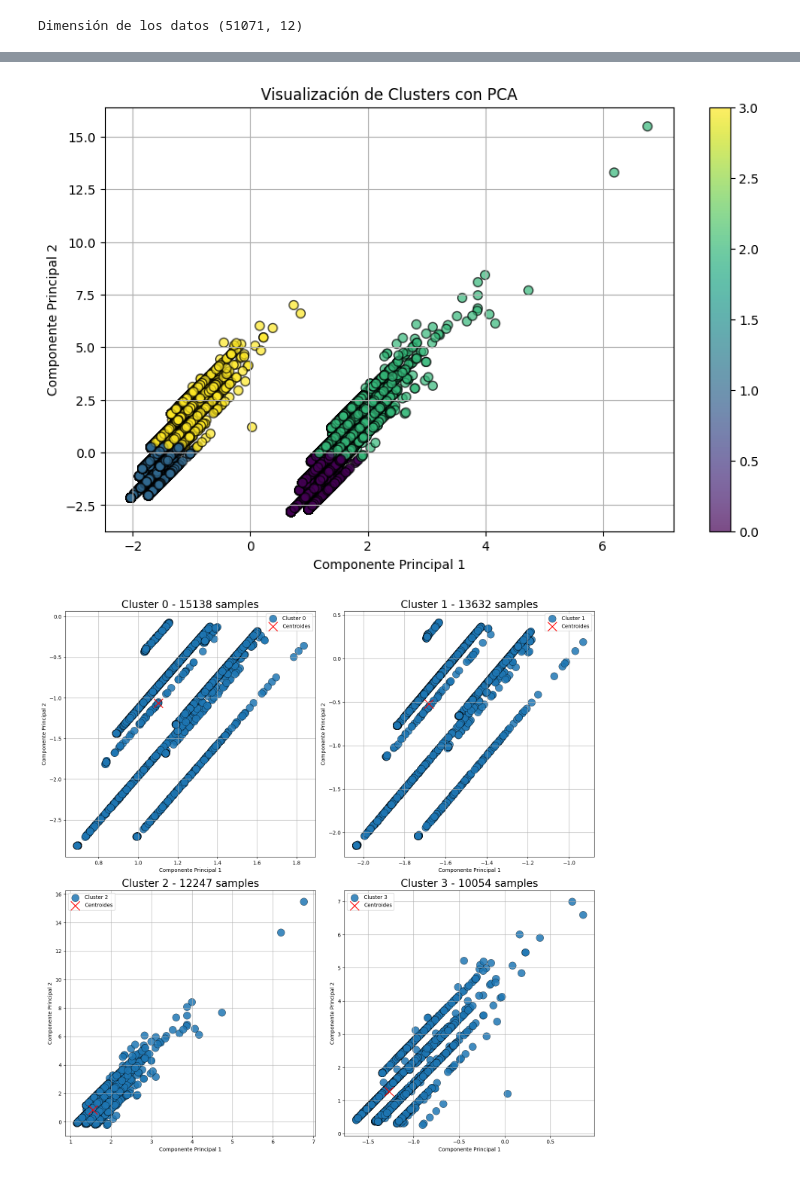
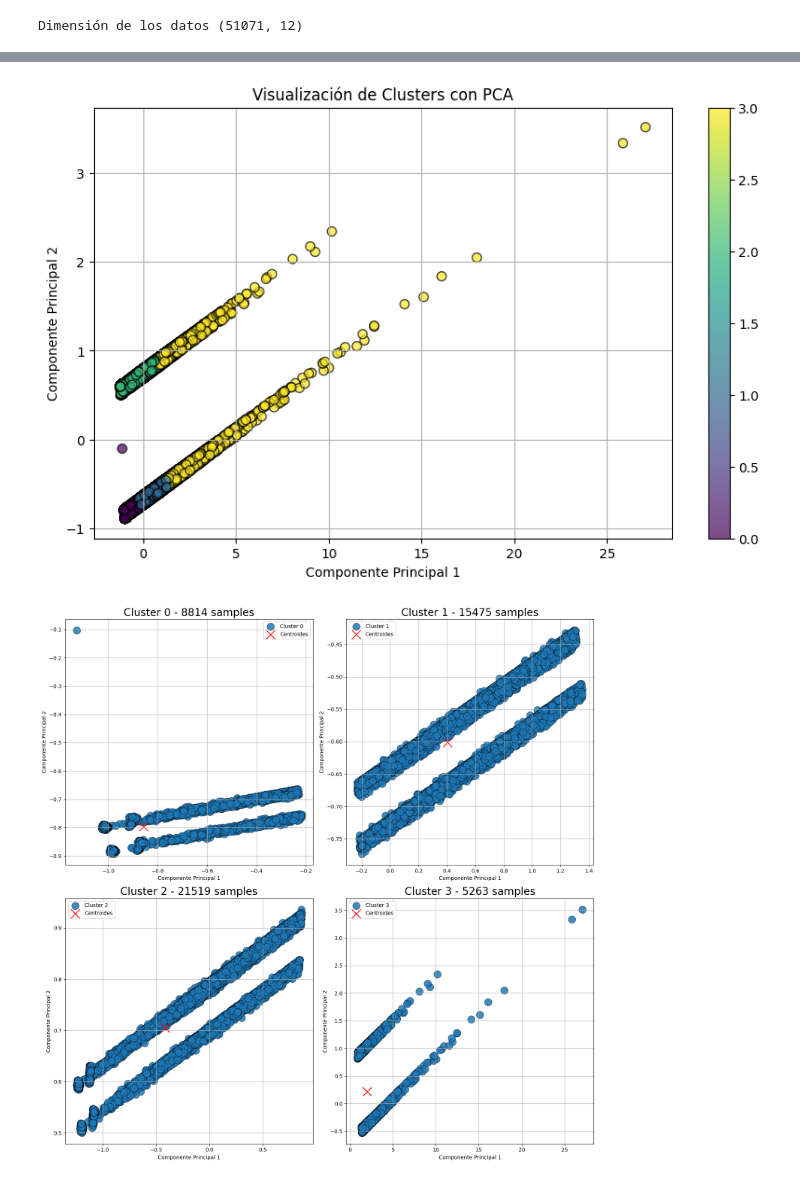
Before and after one commit to Ekronec/Machine-Learning, a Jupyter notebook: Evaluaciones/EV3_Besa_Duran_Astrosa.ipynb, the cells around one changed output, grey strips where cells are left out. Saved outputs shown, nothing was run; the diff lists cells and outputs as text; code cells hidden in the pictures.

```diff
--- a/Evaluaciones/EV3_Besa_Duran_Astrosa.ipynb
+++ b/Evaluaciones/EV3_Besa_Duran_Astrosa.ipynb
@@ -166,20 +168,19 @@ df_monopoly
 51071 rows × 12 columns
 # %% [markdown]
 # Normalizamos y estendarizamos
-# %%
-#Aqui limpiamos las variables:
-original_stats = {}
-for i in df_monopoly.columns:
-    mean = df_monopoly[i].mean()
-    std = df_monopoly[i].std()
-    mini = df_monopoly[i].min()
-    maxi = df_monopoly[i].max()
-    original_stats[i] = {'mean': mean, 'std': std, 'min': mini, 'max': maxi}
-
-    if i not in ['Edad', 'Region', 'Cuentas', 'TC']:
-        #Estandarizamos
-        df_monopoly[i] = df_monopoly[i].apply(lambda x: (x - mean) / std)
-
-    else:
-        #Normalizamos
-        df_monopoly[i] = df_monopoly[i].apply(lambda x: (x - mini) / (maxi - mini))
+# %%
+from sklearn.preprocessing import StandardScaler, MinMaxScaler
+
+# Creación de scalers
+standard_scaler = StandardScaler()
+minmax_scaler = MinMaxScaler()
+
+# Estandarización
+columns_to_standardize = ['Renta']
+df_monopoly[columns_to_standardize] = standard_scaler.fit_transform(df_monopoly[columns_to_standardize])
+
+# Normalización
+columns_to_normalize = ['Edad', 'Region', 'Cuentas', 'TC']
+df_monopoly[columns_to_normalize] = minmax_scaler.fit_transform(df_monopoly[columns_to_normalize])
+
+df_monopoly
@@ -303,7 +316,7 @@ df_monopoly_array = df_monopoly_pca
 
 
 # Ajustar K-means al DataFrame reducido
-k_optimal = 4  # Valor óptimo determinado previamente
+k_optimal = 5  # Valor óptimo determinado previamente
 kmeans = KMeans(n_clusters=k_optimal, init='k-means++', random_state=1)
 kmeans.fit(df_monopoly_pca)
 labels = kmeans.labels_
@@ -318,7 +331,7 @@ plt.ylabel("Componente Principal 2")
 plt.grid(True)
 plt.show()
 # %% [output]
-[figure, old version]
+[figure, new version]
 # %%
 df_monopoly_array = df_monopoly.to_numpy()
 
@@ -327,35 +340,35 @@ pca = PCA(n_components=2)
 df_monopoly_pca = pca.fit_transform(df_monopoly_array)
 
 # Número óptimo de clusters determinado previamente (por ejemplo, k_optimal = 4)
-k_optimal = 4
+k_optimal = 5
 kmeans = KMeans(n_clusters=k_optimal, init='k-means++', random_state=1)
 kmeans.fit(df_monopoly_pca)
 labels = kmeans.labels_
 centroids = kmeans.cluster_centers_
 
 # Crear subplots para cada cluster
 fig, ax = plt.subplots(2, 2, figsize=(15, 15))  # 2x2 subplots
 
 unique_labels = np.unique(labels)
 for idx, i in enumerate(unique_labels):
     index = np.nonzero(labels == i)[0]  # Índices correspondientes a la i-ésima etiqueta
     num = len(index)  # Número de muestras en cada cluster
 
     if num > 0:
         row, col = divmod(idx, 2)
         ax[row, col].scatter(df_monopoly_pca[index, 0], df_monopoly_pca[index, 1], s=200,
                              linewidth=0.5, edgecolors="black", alpha=0.85, label=f'Cluster {i}')
         ax[row, col].scatter(centroids[i, 0], centroids[i, 1], s=300, c='red', marker='x', label='Centroides')
         ax[row, col].set_title(f"Cluster {i} - {num} samples", fontsize=20)
         ax[row, col].legend()
         ax[row, col].set_xlabel("Componente Principal 1")
         ax[row, col].set_ylabel("Componente Principal 2")
         ax[row, col].grid(True)
 
 plt.tight_layout()
 plt.show()
 # %% [output]
-[figure, old version]
+[figure, new version]
 # %%
 # Convertir los centroides de vuelta al espacio original (si se aplica PCA)
 centroids_original_space = pca.inverse_transform(centroids)
```
Also changed, not shown: parts of 10 cells of this notebook.
